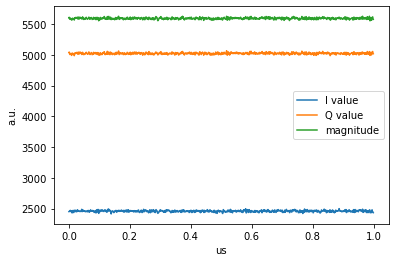
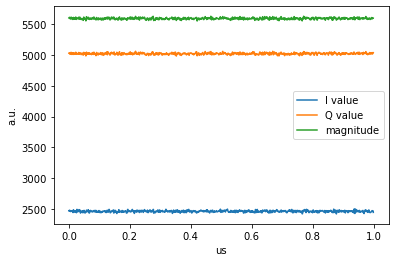
Unified diff of the notebook cell whose output changed from the first chart to the second:
--- before
+++ after
@@ -27,5 +27,5 @@
 
     f_ddscic = FREQ - FC
-    print("DDCIC Mixer Frequency: %d MHz"%(f_ddscic))
+    print("DDSCIC Mixer Frequency: %d MHz"%(f_ddscic))
 
     # DDS + CIC configuration.
@@ -72,6 +72,6 @@
 prog = MultiPulseProgram(soccfg, reps=1, final_delay=0.5, cfg=config)
 
-# iq_list = prog.acquire_decimated(soc, soft_avgs=10)
-iq_list = prog.acquire_decimated(soc)
+# One shot Measurement
+iq_list = prog.acquire_decimated(soc, rounds=1)
 t = prog.get_time_axis(ro_index=0)
 t = t / 2.0
@@ -84,2 +84,15 @@
 plt.ylabel("a.u.")
 plt.xlabel("us")
+
+# Averaged Measurement
+iq_list = prog.acquire_decimated(soc, rounds=100)
+t = prog.get_time_axis(ro_index=0)
+t = t / 2.0
+
+plt.figure()
+plt.plot(t, iq_list[0][:,0], label="I value")
+plt.plot(t, iq_list[0][:,1], label="Q value")
+plt.plot(t, np.abs(iq_list[0].dot([1,1j])), label="magnitude")
+plt.legend()
+plt.ylabel("a.u.")
+plt.xlabel("us")

Commit: [#6] Updated qick_tprocv2_111_fft_spectrum notebook to test acquire with rounds > 1